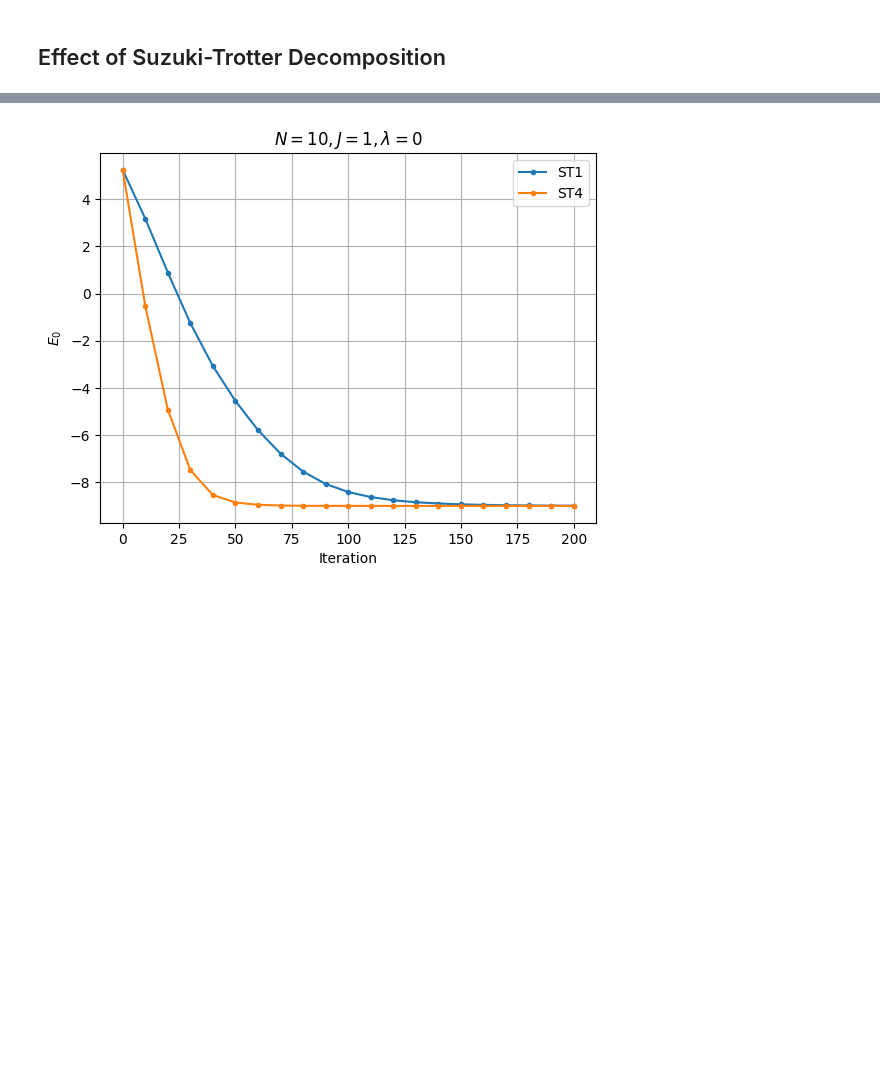
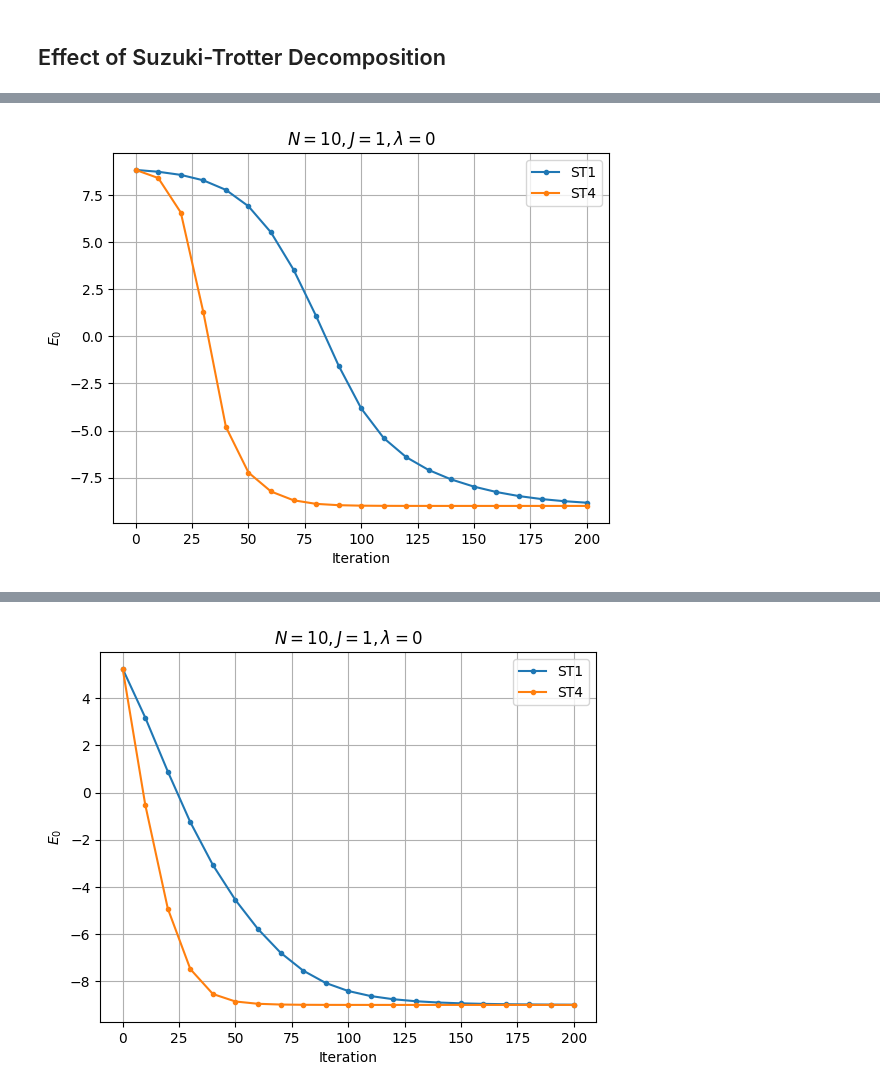
Before and after one commit to jchryssanthacopoulos/quantum_information, a Jupyter notebook: final_project/notebooks/ising_analysis.ipynb, the cells around one changed output, grey strips where cells are left out. Drawn from its saved outputs; the diff is of its cells as text; code cells hidden in the pictures; blank space fills up the shorter version.

```diff
--- a/final_project/notebooks/ising_analysis.ipynb
+++ b/final_project/notebooks/ising_analysis.ipynb
@@ -258,0 +299,26 @@ for i in tqdm(range(len(st_orders))):
+# %%
+bond_dim = 10
+
+energies_st_orders = np.zeros((len(st_orders), len(iterations)))
+run_times_st_orders = np.zeros((len(st_orders), len(iterations)))
+
+for i in tqdm(range(len(st_orders))):
+    start = time.time()
+    observables_at_midsteps = run_tebd(
+        model_name, model_params, N, num_iter=num_iter, mid_steps=mid_steps, bond_dim=bond_dim, st_order=st_orders[i],
+        observables=observables, print_to_stdout=False, rng_seed=1
+    )
+    run_times_st_orders[i] = time.time() - start
+    energies_st_orders[i] = np.real(observables_at_midsteps['energy'])
+# %%
+plt.plot(iterations, energies_st_orders[0], 'o-', markersize=3, label=st_orders[0])
+plt.plot(iterations, energies_st_orders[1], 'o-', markersize=3, label=st_orders[1])
+plt.xlabel("Iteration")
+plt.ylabel("$E_0$")
+plt.legend()
+plt.title("$N= 10, J = 1, \lambda=0$")
+plt.grid()
+#plt.xlim([0, 25])
+plt.savefig('../figures/energy_vs_iterations_diff_st_order.png', bbox_inches='tight', dpi=300);
+# %% [output]
+[figure, added]
```
Also changed, not shown: parts of 5 cells of this notebook, 3 other files.
